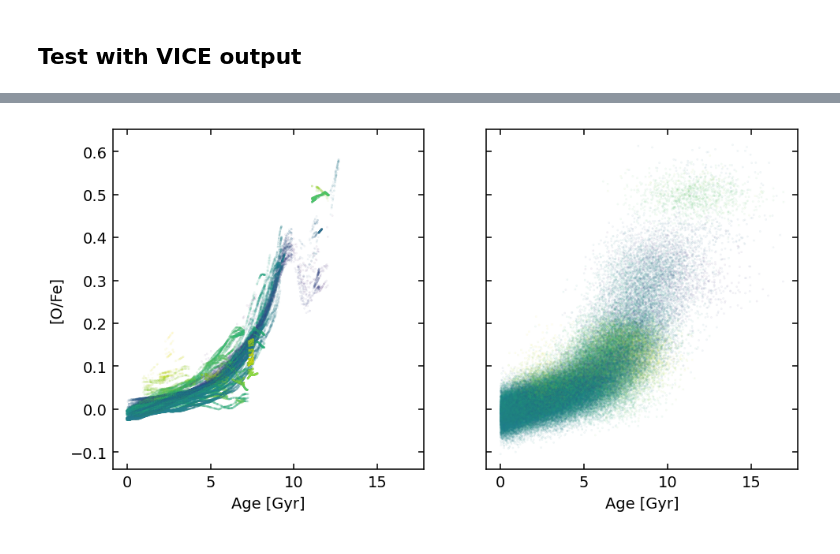
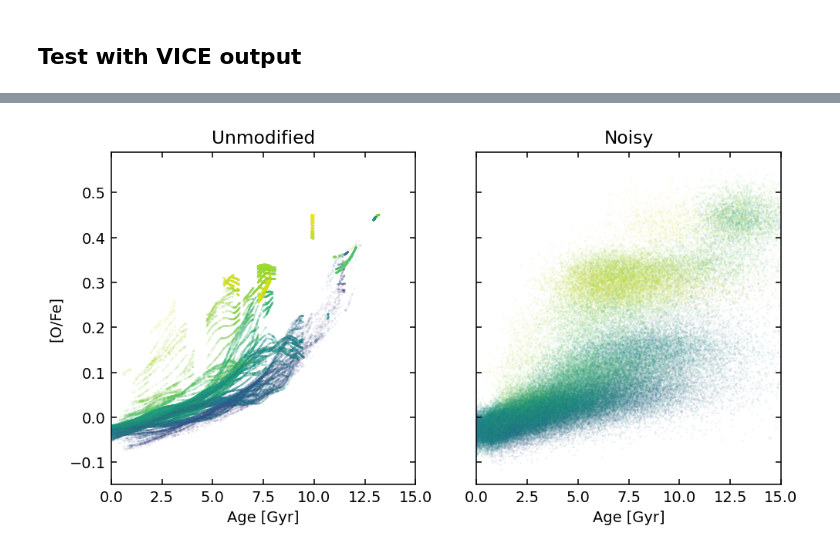
Before and after one commit to lodubay/galactic-dtd, a Jupyter notebook: notebooks/abundance_uncertainty.ipynb, the cells around one changed output, grey strips where cells are left out. Saved outputs shown, nothing was run; the diff lists cells and outputs as text; code cells hidden in the pictures.

```diff
--- a/notebooks/abundance_uncertainty.ipynb
+++ b/notebooks/abundance_uncertainty.ipynb
@@ -150,13 +283,16 @@ err2 = medians - grouped[ycol].quantile(0.16)
 # %%
-
 # RMS standard deviation
 stdev = np.sqrt(err1**2 + err2**2)
+# error on the median
+median_err = stdev / np.sqrt(counts)
 # linear model fit
-linear_fit = np.poly1d(np.polyfit(bin_centers, medians, 1, w=1/stdev))
+linear_fit = np.poly1d(np.polyfit(bin_centers, medians, 1, w=1/median_err))
 # quadratic fit
-quad_fit = np.poly1d(np.polyfit(bin_centers, medians, 2, w=1/stdev))
+quad_fit = np.poly1d(np.polyfit(bin_centers, medians, 2, w=1/median_err))
 # cubic fit
-cubic_fit = np.poly1d(np.polyfit(bin_centers, medians, 3, w=1/stdev))
+cubic_fit = np.poly1d(np.polyfit(bin_centers, medians, 3, w=1/median_err))
+# quartic fit
+quartic_fit = np.poly1d(np.polyfit(bin_centers, medians, 4, w=1/median_err))
 # %%
 fig, ax = plt.subplots()
 ax.scatter(ages[xcol], ages[ycol], alpha=0.1, s=0.1, c='gray')
@@ -174,2 +313,3 @@ plt.show()
 # %%
-age_err_fit = linear_fit
+log_age_err_fit = quartic_fit
+print(log_age_err_fit)
@@ -184,5 +342,5 @@ from feh_distribution import gen_mdf, box_smooth
 # %%
-output_name = 'diffusion/conroy22/plateau_width300_slope11'
+output_name = 'diffusion/insideout/plateau_width1000_slope11'
 stars = multioutput_to_pandas(output_name, data_dir='../src/data/migration/')
 subset = filter_multioutput_stars(stars, galr_lim=(7, 9), absz_lim=(0, 0.5))
 subset
@@ -222,7 +380,8 @@ subset
 # %%
 ofe_noise = rng.normal(loc=0., scale=ofe_err_fit(subset['[o/fe]']), size=subset.shape[0])
 subset['ofe_noisy'] = subset['[o/fe]'] + ofe_noise
-age_noise = rng.normal(loc=0., scale=age_err_fit(subset['age']), size=subset.shape[0])
-subset['age_noisy'] = np.abs(subset['age'] + age_noise)
+subset = subset[subset['age'] > 0.]
+log_age_noise = rng.normal(loc=0., scale=log_age_err_fit(np.log10(subset['age'])), size=subset.shape[0])
+subset['age_noisy'] = subset['age'] * 10 ** log_age_noise
 # %%
 fig, axs = plt.subplots(1, 2, figsize=(8, 4), dpi=140, sharex=True, sharey=True)
@@ -286,11 +445,14 @@ plt.show()
 # %%
 fig, axs = plt.subplots(1, 2, figsize=(8, 4), dpi=140, sharex=True, sharey=True)
 axs[0].scatter(subset['age'], subset['[o/fe]'], c=subset['galr_origin'], s=0.1, alpha=0.1)
 axs[0].set_xlabel('Age [Gyr]')
+axs[0].set_xlim((0, 15))
 axs[0].set_ylabel('[O/Fe]')
+axs[0].set_title('Unmodified')
 
 axs[1].scatter(subset['age_noisy'], subset['ofe_noisy'], c=subset['galr_origin'], s=0.1, alpha=0.1)
 axs[1].set_xlabel('Age [Gyr]')
+axs[1].set_title('Noisy')
 plt.show()
 # %% [output]
-[figure, old version]
+[figure, new version]
```
Also changed, not shown: parts of 31 cells of this notebook, 4 other files.
